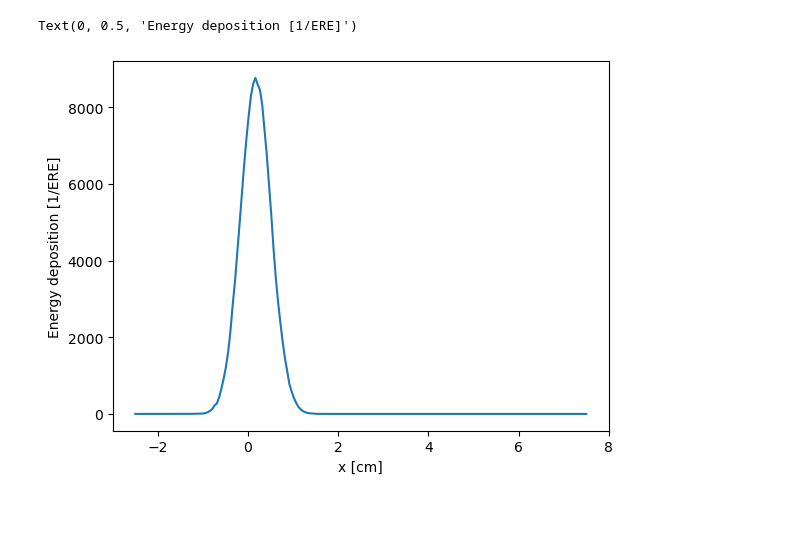
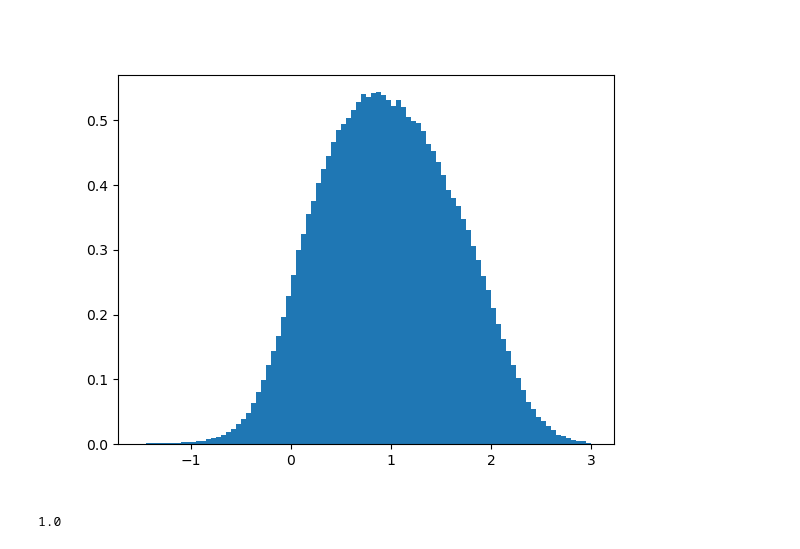
Before and after one commit to KlaasWillems/electronTransportCode, a Jupyter notebook: numericalExperiments/waterPhantom/WaterPhantomPostProc.ipynb, the cells around one changed output. Saved outputs shown, nothing was run; the diff lists cells and outputs as text; code cells hidden in the pictures; blank space fills up the shorter version.

```diff
--- a/numericalExperiments/waterPhantom/WaterPhantomPostProc.ipynb
+++ b/numericalExperiments/waterPhantom/WaterPhantomPostProc.ipynb
@@ -31,14 +32,19 @@ with open('data/doseEstimator.pkl', 'rb') as file:
 simDomain = particleTracer.simDomain
 particle = particleTracer.particle
 # %%
-# Plot energy deposition
+# Plot energy deposition in a subdomain
+startIndex = 20; endIndex = 110
+xBins = np.linspace(-2.5, 7.5, 201)
+
 energyDeposition_ERE = np.reshape(doseEstimator.scoreMatrix, (simDomain.ybins, simDomain.xbins) )
+energyDeposition_ERE = np.flipud(energyDeposition_ERE[startIndex:endIndex,startIndex:endIndex])
+x = xBins[startIndex:endIndex]
 
 fig = plt.figure(1)
 ax = fig.add_subplot(111)
-ax.matshow(energyDeposition_ERE, extent=[-2.5, 7.5, -2.5, 7.5], origin='lower')
-ax.set_xticks(np.linspace(-2.5, 7.5, 5))
-ax.set_yticks(np.linspace(-2.5, 7.5, 5))
+ax.matshow(energyDeposition_ERE, extent=[x.min(), x.max(), x.min(), x.max()])
+ax.set_xticks(np.linspace(x.min(), x.max(), 5))
+ax.set_yticks(np.linspace(x.min(), x.max(), 5))
 ax.xaxis.tick_bottom()
 ax.set_xlabel('x [cm]')
 ax.set_ylabel('y [cm]')
@@ -48,14 +54,13 @@ plt.show()
 # %%
-from mpl_toolkits import mplot3d
-
 fig = plt.figure(2)
 ax = plt.axes(projection="3d")
-x = np.outer(np.linspace(-2, 2, 200), np.ones(200))
-ax.plot_surface(x, x.copy().T, energyDeposition_ERE)
-ax.set_xticks(np.linspace(-2.5, 7.5, 5))
-ax.set_yticks(np.linspace(-2.5, 7.5, 5))
+x2D = np.outer(x, np.ones(len(x)))
+ax.plot_surface(x2D, x2D.copy().T, energyDeposition_ERE)
+ax.set_xticks(np.linspace(x.min(), x.max(), 5))
+ax.set_yticks(np.linspace(x.min(), x.max(), 5))
 ax.xaxis.tick_bottom()
 ax.set_xlabel('x [cm]')
 ax.set_ylabel('y [cm]')
+ax.view_init(30, 45)
 plt.show()
 # %% [output]
@@ -63,10 +68,17 @@ plt.show()
 # %%
+dx = x[1]-x[0]
 xEnergyDeposition_ERE = energyDeposition_ERE.sum(axis=0)
+xEnergyDeposition_norm = xEnergyDeposition_ERE/(dx*xEnergyDeposition_ERE.sum())
 
-fig, ax = plt.subplots()
-ax.plot(np.linspace(-2.5, 7.5, 200), xEnergyDeposition_ERE)
-ax.set_xlabel('x [cm]')
-ax.set_ylabel('Energy deposition [1/ERE]')
+fig = plt.subplots()
+plt.bar(x, xEnergyDeposition_norm, width=dx, align='edge')
+# ax.plot(x, xEnergyDeposition_ERE, '.-')
+# ax.set_xlabel('x [cm]')
+# ax.set_ylabel('Energy deposition [1/ERE]')
+plt.show()
 # %% [output]
-Text(0, 0.5, 'Energy deposition [1/ERE]')
-[figure, old version]
+[figure, new version]
+# %%
+sum(xEnergyDeposition_norm*dx)
+# %% [output]
+1.0
```
Also changed, not shown: parts of 3 cells of this notebook, 5 other files.
